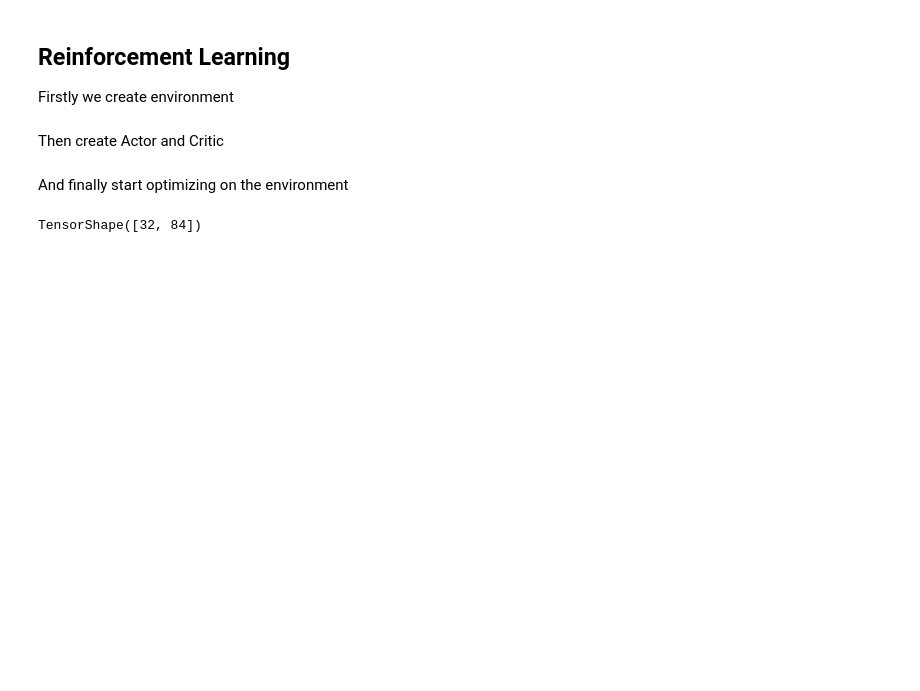
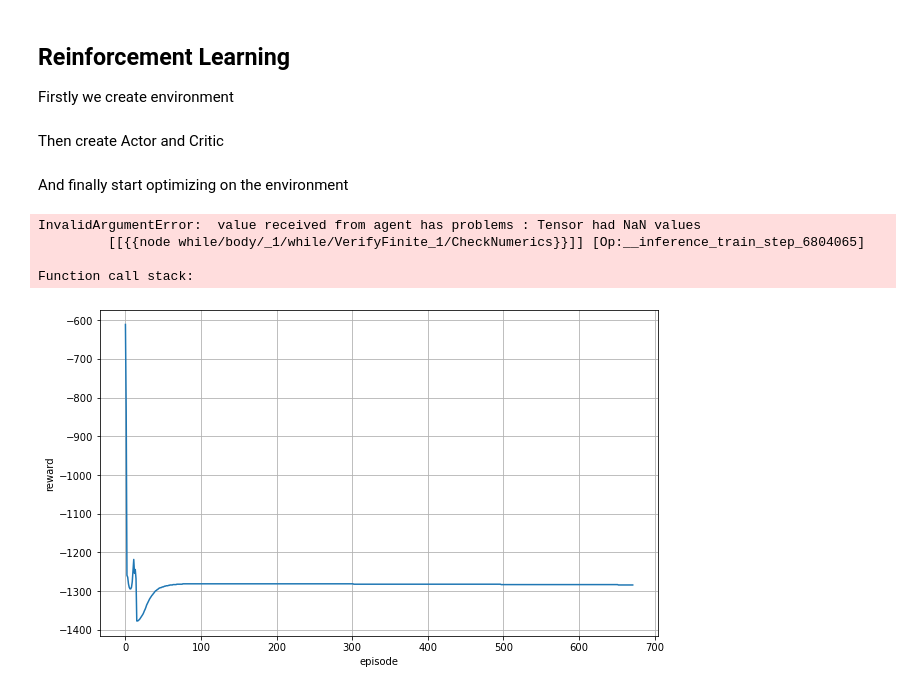
Before and after one commit to darknessest/dl_coursework, a Jupyter notebook: nb2.ipynb, the cells around one changed output. Drawn from its saved outputs; the diff is of its cells as text; code cells hidden in the pictures; blank space fills up the shorter version.

```diff
--- a/nb2.ipynb
+++ b/nb2.ipynb
@@ -517,21 +518,32 @@ def compute_loss(
     returns: tf.Tensor) -> tf.Tensor:
     """Computes the combined actor-critic loss."""
 
-    advantage = returns - values
-    tf.debugging.assert_all_finite(advantage, message="actions has problems")
+#     advantage = returns - values
+#     tf.debugging.assert_all_finite(advantage, message="actions has problems")
 
-    tf.debugging.assert_all_finite(actions, message="actions has problems")
-#     actions_log = -tf.math.reduce_variance((actions + eps), -1)
-    actions_log = tf.math.reduce_variance(actions, -1)
-    tf.debugging.assert_all_finite(actions_log, message="actions_log has problems")
 
-    actor_loss = tf.math.reduce_sum(actions_log * advantage)
-    tf.debugging.assert_all_finite(actor_loss, message="actor_loss has problems")
+    # Reciprocal of variance of taken actions ->
+    # encourages agent to take have more variance
+    # and its influence is normalized by actual returns.
+    # So now agent can see if high variance leads to good results.
+    # And initial higher variance leads to better space exploration.
+    # Lower variance, on the other hand, improves convergence speed,
+    # but not necesserially to the best answer.
+
+#     tf.debugging.assert_all_finite(actions, message="actions has problems")
+#     actions_log = tf.clip_by_value(tf.math.reduce_variance(actions, -1),
+#                                    clip_value_min=0, clip_value_max=5e4
+#                                   )
+#     tf.debugging.assert_all_finite(actions_log, message="actions_log has problems")
+
+#     actor_loss = tf.math.reduce_sum(actions_log * tf.abs(returns))
+#     tf.debugging.assert_all_finite(actor_loss, message="actor_loss has problems")
 
     critic_loss = huber_loss(values, returns)
     tf.debugging.assert_all_finite(critic_loss, message="critic_loss has problems")
 
-    return tf.abs(actor_loss) + tf.abs(critic_loss)
+    # mb add division by returns i.e. (actor_loss + critic_loss)/tf.reduce_sum(tf.abs(returns))
+    return tf.sqrt(critic_loss * tf.reduce_sum(tf.abs(returns)))
 # %%
 # optimizer = tf.keras.optimizers.Adam(learning_rate=1e-6)
 optimizer = tf.keras.optimizers.Nadam(learning_rate=1e-3)
@@ -673,7 +688,7 @@ import tqdm
 
 n_episodes = 100_000
 n_steps = 64
-env = Environment(model, scaler=10)
+env = Environment(model, scaler=1)
 num_actions = model.input_shape[2]
 num_hidden_units = 128
 initial_state = np.concatenate([x_train[1:33,0], y_train[:32]], axis=-1)
@@ -687,6 +702,7 @@ running_reward = 0
 
 # Discount factor for future rewards
 gamma = 0.9998
+history = []
 
 with tqdm.trange(n_episodes) as t:
     for i in t:
@@ -697,16 +713,26 @@ with tqdm.trange(n_episodes) as t:
         tf.debugging.assert_all_finite(episode_reward_, message="running reward has problems")
         episode_reward = int(episode_reward_)
         running_reward = episode_reward*0.01 + running_reward*.99
-
+        history.append(episode_reward)
         t.set_description(f'Episode {i}')
         t.set_postfix(episode_reward=episode_reward, running_reward=running_reward, loss=loss.numpy())
 
 
-        if running_reward > reward_threshold:
+        if running_reward > reward_threshold and i > 20:
             break
 
 print(f'\nSolved at episode {i}: average reward: {running_reward:.2f}!')
+# %% [output]
+InvalidArgumentError:  value received from agent has problems : Tensor had NaN values
+         [[{{node while/body/_1/while/VerifyFinite_1/CheckNumerics}}]] [Op:__inference_train_step_6804065]
+
+Function call stack:
-# %%
-actions.element_shape
-# %% [output]
-TensorShape([32, 84])
+# %%
+plt.figure(figsize=(10,6))
+plt.plot(history)
+plt.xlabel("episode")
+plt.ylabel("reward")
+
+plt.grid(True)
+# %% [output]
+[figure, added]
```
Also changed, not shown: parts of 10 cells of this notebook.
